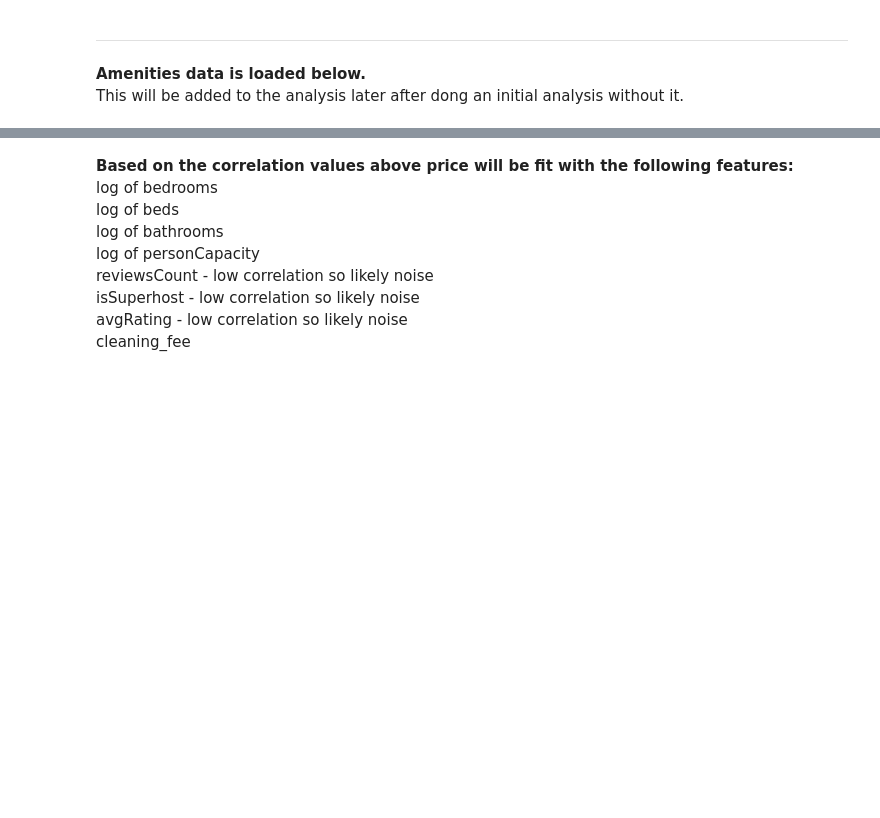
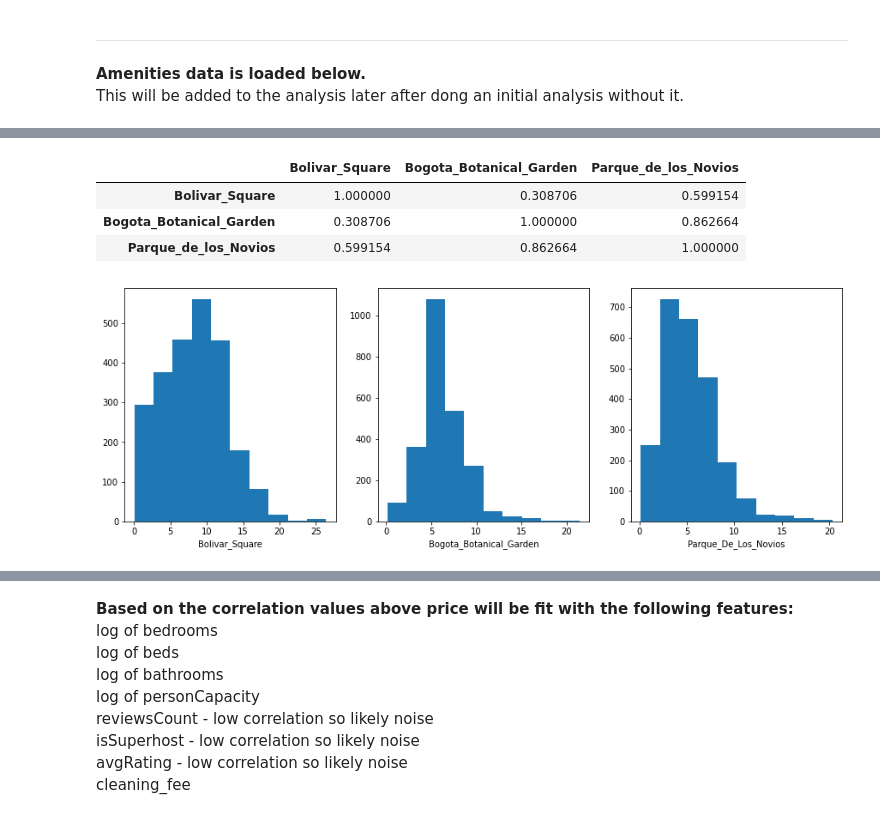
Before and after one commit to scottkds/airbnb_prices, a Jupyter notebook: models/Airbnb_regression2.ipynb, the cells around one changed output, grey strips where cells are left out. Drawn from its saved outputs; the diff is of its cells as text; code cells hidden in the pictures; blank space fills up the shorter version.

```diff
--- a/models/Airbnb_regression2.ipynb
+++ b/models/Airbnb_regression2.ipynb
@@ -348,3 +346,32 @@ room_data.shape
+# %%
+# Drop highly correlated features.
+distances = distances.drop(['Gold_Museum',
+                            'Simon_Bolivar_Park',
+                            'Maloka_Interavtive_Center',
+                            'Chorro_de_Quevedo',
+                            'Monserrate',
+                            'Museo_Boltero',
+                            'Museo_Nacional_de_Colombia',
+                            'Museo_Quinta_Bolivar',
+                            'Catedral_Primada_de_Colombia'], axis=1)
+# %%
+# View distance correlations
+distances.corr()
+# %% [output]
+|  | Bolivar_Square | Bogota_Botanical_Garden | Parque_de_los_Novios |
+| Bolivar_Square | 1.000000 | 0.308706 | 0.599154 |
+| Bogota_Botanical_Garden | 0.308706 | 1.000000 | 0.862664 |
+| Parque_de_los_Novios | 0.599154 | 0.862664 | 1.000000 |
+# %%
+plt.figure(figsize=(15, 5))
+plot_nbr = 1
+for col in distances.columns:
+    plt.subplot(1, 3, plot_nbr)
+    plt.hist(distances[col])
+    plt.xlabel(col.title())
+    plot_nbr += 1
+# %% [output]
+[figure, added]
 # %%
 # Compare correlation values for price and log of the price with the features before
 # and after taking the log of the feaures.
```
Also changed, not shown: parts of 52 cells of this notebook.
